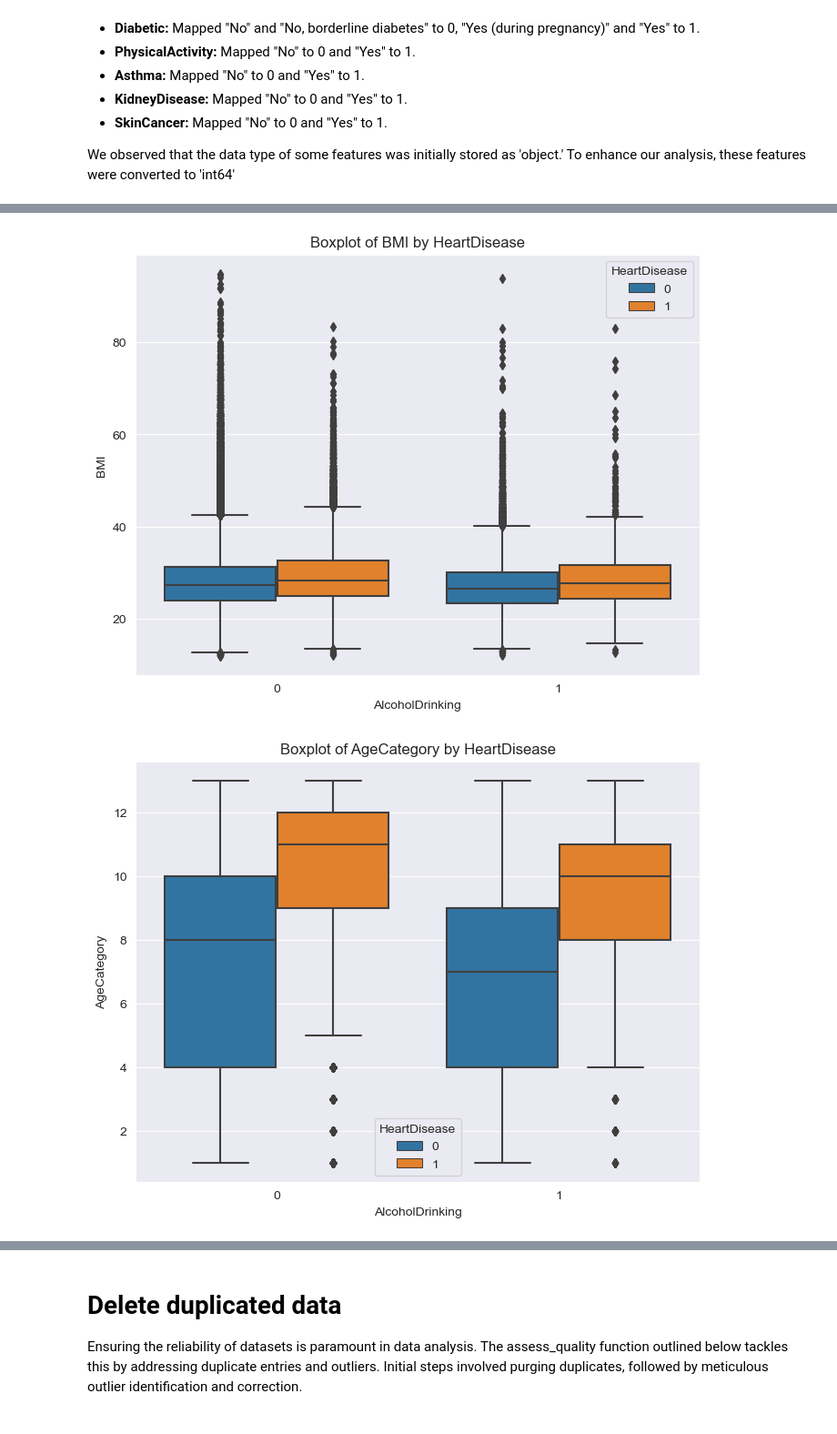
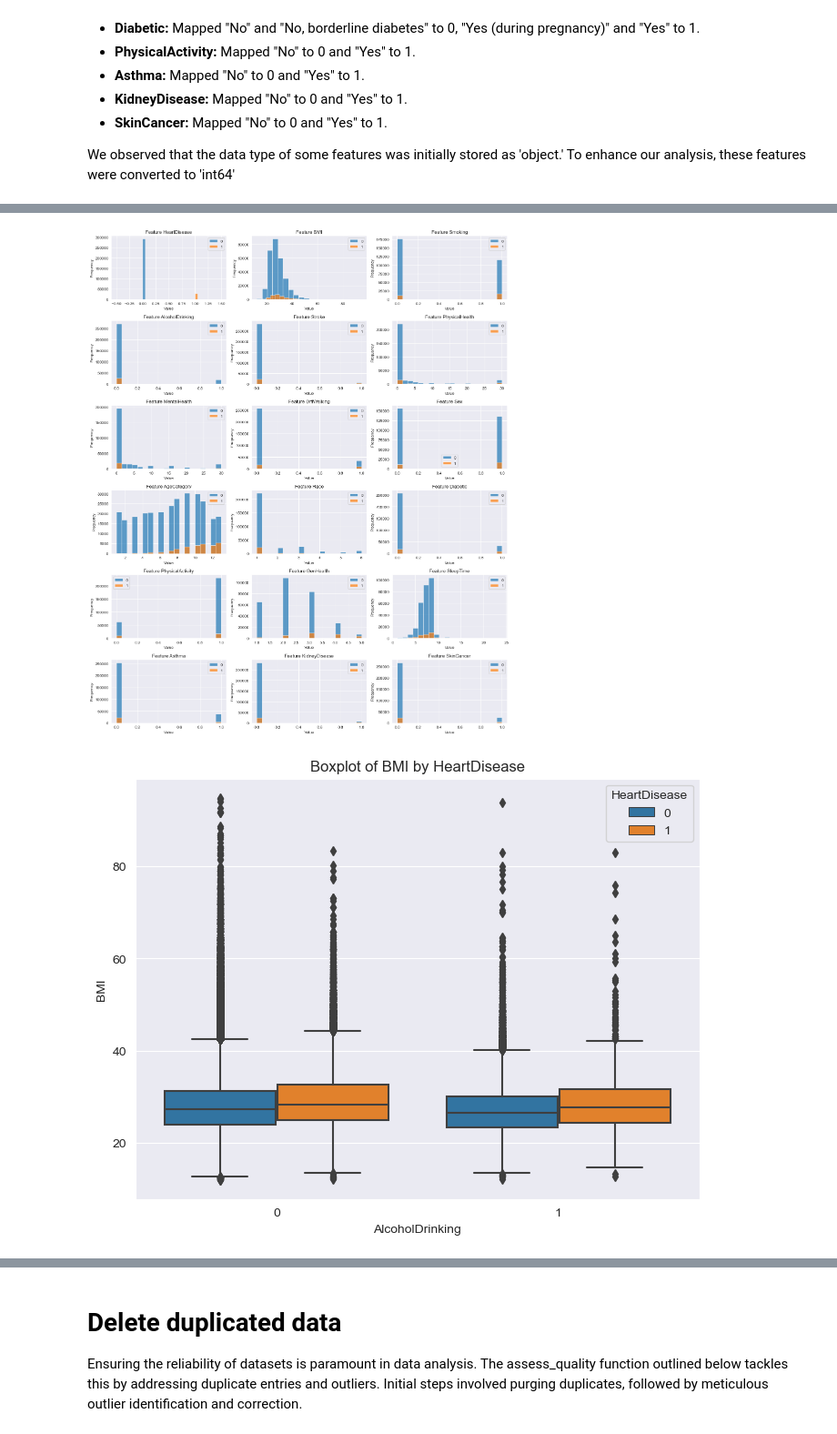
Before and after one commit to fonsi16/Data-Science-Project, a Jupyter notebook: projeto/notebooks/data_exploration_preprocessing_notebook.ipynb, the cells around one changed output, grey strips where cells are left out. Shown at 91% size. Drawn from its saved outputs; the diff is of its cells as text; code cells hidden in the pictures.

```diff
--- a/projeto/notebooks/data_exploration_preprocessing_notebook.ipynb
+++ b/projeto/notebooks/data_exploration_preprocessing_notebook.ipynb
@@ -285,0 +83,19 @@ class DataAnalysis:
+# %%
+class DataManipulator(DataLoader):
+
+    def __init__(self, filename, target):
+
+        super().__init__(filename, target)
+
+        print("\nData Description:")
+        self.describe_variables()
+
+    def describe_variables(self):
+        print("\nInformation of Data:")
+        print(self.data.info())
+
+        print("\nUnique values of features:")
+        print(self.data.nunique())
+
+        print("\nStatistical distribution of each variable:")
+        print(self.data.describe())
@@ -731,5 +721,5 @@ data_analysis_instance = DataAnalysis(path, 'HeartDisease')
 
 Let's start by examining how many features our dataset has and checking for any null values. As we can see, no feature has null values, as we have 319795 entries for each feature, all of which are non-null. Additionally, we can observe the number of unique values for each feature below. Following that, there is a brief statistical distribution of some features.
 # %%
-data_analysis_instance.describe_variables()
+data_loader = DataManipulator(path, 'HeartDisease')
 # %% [output]
@@ -769,7 +759,7 @@ In the initial preprocessing steps, we map categorical features to numerical val
 
 We observed that the data type of some features was initially stored as 'object.' To enhance our analysis, these features were converted to 'int64'
 # %%
-data_analysis_instance.process_data()
+data_pre_processing = DataPreProcessing(data_loader)
 # %% [output]
 Processed Dataset:
 <class 'pandas.core.frame.DataFrame'>
@@ -819,6 +784,8 @@ We chose to use AlcoholDrinking as the X-axis in our plots because we observed f
 Upon inspecting the plots, we identified outliers in the data.
 # %%
-data_analysis_instance.plots(['box'])
+data_visualization = DataVisualization(data_pre_processing.data_loader)
+data_visualization.plot_all_features()
+data_visualization.plots(['box'])
 # %% [output]
-[figure, old version]
+[figure, new version]
-[figure, old version]
+[figure, new version]
```
Also changed, not shown: parts of 21 cells of this notebook, 1 other file.
